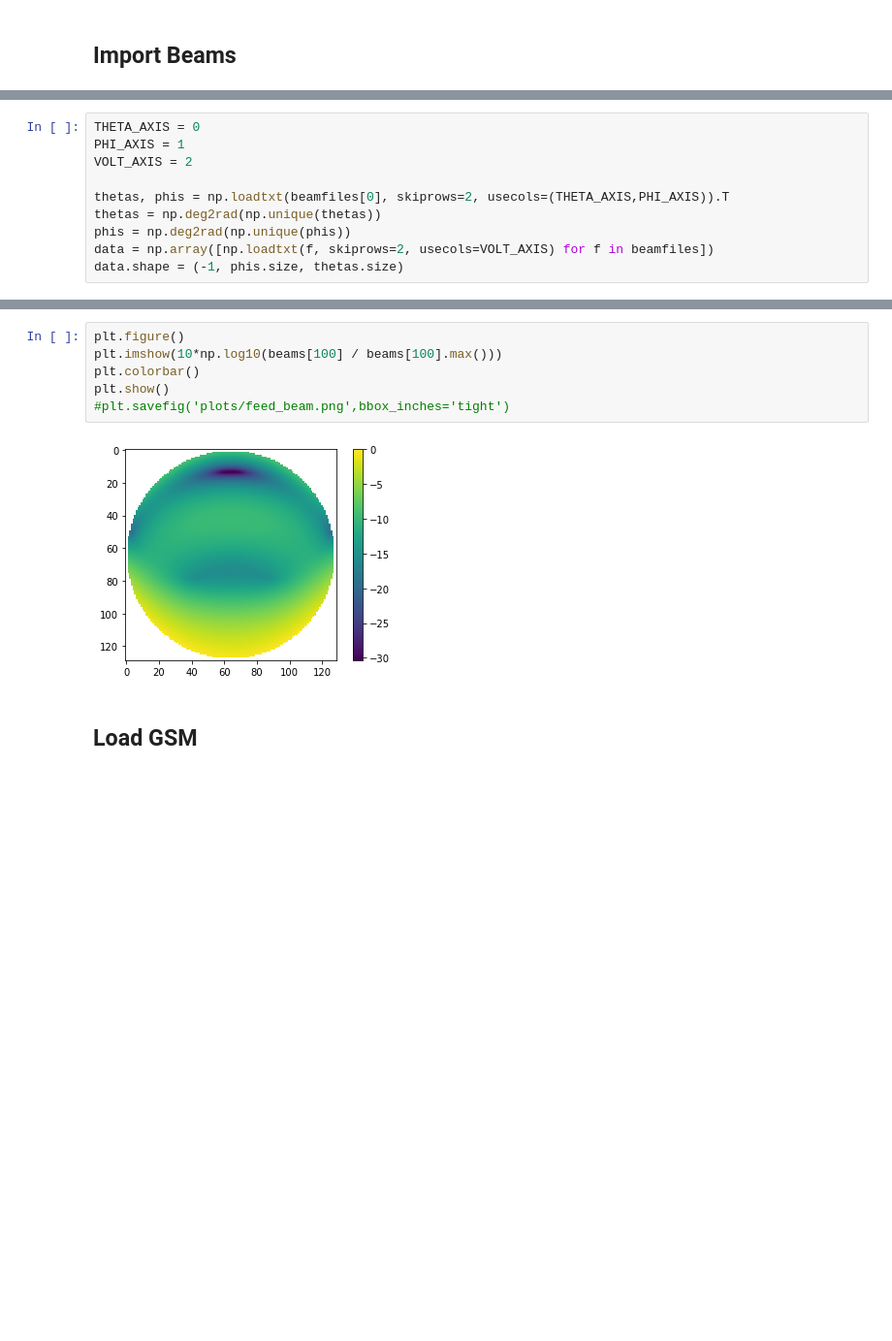
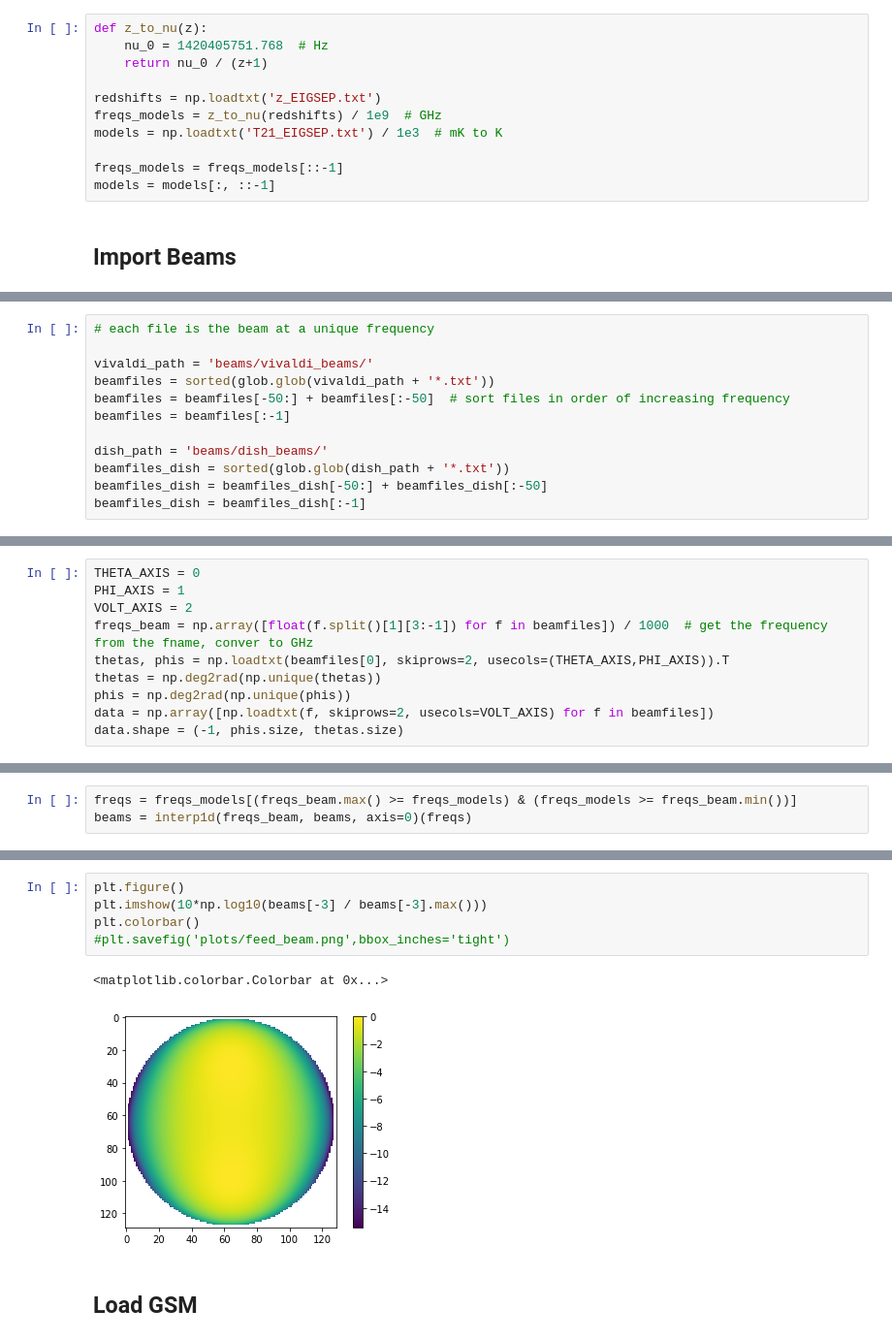
Before and after one commit to christianhbye/eigsep_misc, a Jupyter notebook: mock_vivaldi_analysis/mock_vivaldi_analysis_CHB.ipynb, the cells around one changed output, grey strips where cells are left out. Shown at 97% size. Cells and saved outputs as stored; diff of their text form; blank space fills up the shorter version.

Commit message:
interpolate beams to model frequencies and add some comments

```diff
--- a/mock_vivaldi_analysis/mock_vivaldi_analysis_CHB.ipynb
+++ b/mock_vivaldi_analysis/mock_vivaldi_analysis_CHB.ipynb
@@ -12,2 +14,13 @@ import uvtools
+# %%
+def z_to_nu(z):
+    nu_0 = 1420405751.768  # Hz
+    return nu_0 / (z+1)
+
+redshifts = np.loadtxt('z_EIGSEP.txt')
+freqs_models = z_to_nu(redshifts) / 1e9  # GHz
+models = np.loadtxt('T21_EIGSEP.txt') / 1e3  # mK to K
+
+freqs_models = freqs_models[::-1]
+models = models[:, ::-1]
 # %% [markdown]
 ## Import Beams
@@ -16,0 +27,12 @@ freqs = np.array([float(f[47:-17]) for f in beamfiles])  # in GHz
+# %%
+# each file is the beam at a unique frequency
+
+vivaldi_path = 'beams/vivaldi_beams/'
+beamfiles = sorted(glob.glob(vivaldi_path + '*.txt'))
+beamfiles = beamfiles[-50:] + beamfiles[:-50]  # sort files in order of increasing frequency
+beamfiles = beamfiles[:-1]
+
+dish_path = 'beams/dish_beams/'
+beamfiles_dish = sorted(glob.glob(dish_path + '*.txt'))
+beamfiles_dish = beamfiles_dish[-50:] + beamfiles_dish[:-50]
+beamfiles_dish = beamfiles_dish[:-1]
@@ -18,7 +42,7 @@ freqs = np.array([float(f[47:-17]) for f in beamfiles])  # in GHz
 THETA_AXIS = 0
 PHI_AXIS = 1
 VOLT_AXIS = 2
-
+freqs_beam = np.array([float(f.split()[1][3:-1]) for f in beamfiles]) / 1000  # get the frequency from the fname, conver to GHz
 thetas, phis = np.loadtxt(beamfiles[0], skiprows=2, usecols=(THETA_AXIS,PHI_AXIS)).T
 thetas = np.deg2rad(np.unique(thetas))
 phis = np.deg2rad(np.unique(phis))
@@ -54,0 +84,3 @@ plt.show()
+# %%
+freqs = freqs_models[(freqs_beam.max() >= freqs_models) & (freqs_models >= freqs_beam.min())]
+beams = interp1d(freqs_beam, beams, axis=0)(freqs)
@@ -55,11 +146,11 @@ plt.show()
 # %%
 plt.figure()
-plt.imshow(10*np.log10(beams[100] / beams[100].max()))
+plt.imshow(10*np.log10(beams[-3] / beams[-3].max()))
 plt.colorbar()
-plt.show()
 #plt.savefig('plots/feed_beam.png',bbox_inches='tight')
 # %% [output]
+<matplotlib.colorbar.Colorbar at 0x...>
-[figure, old version]
+[figure, new version]
 # %% [markdown]
 ## Load GSM
 # %%
```
Also changed, not shown: parts of 45 cells of this notebook.
